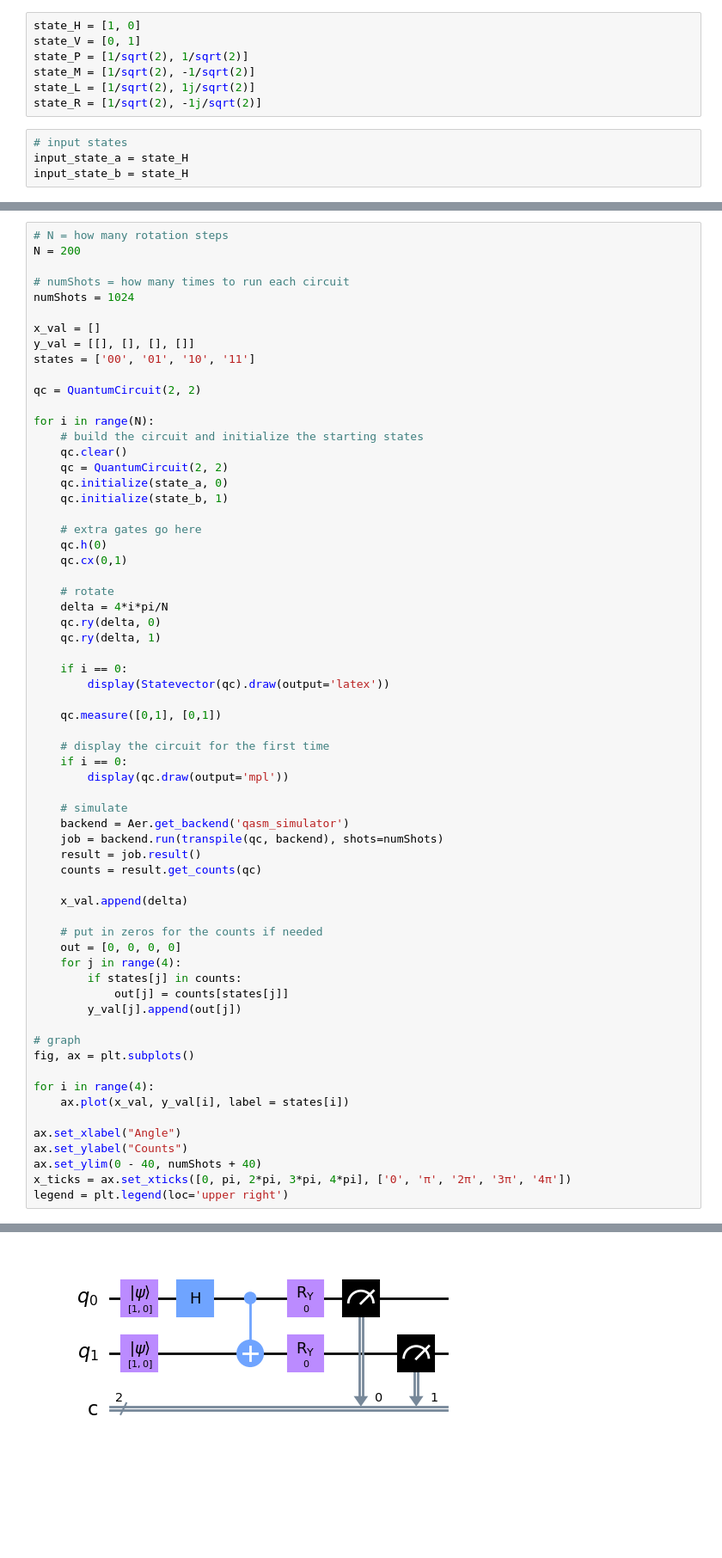
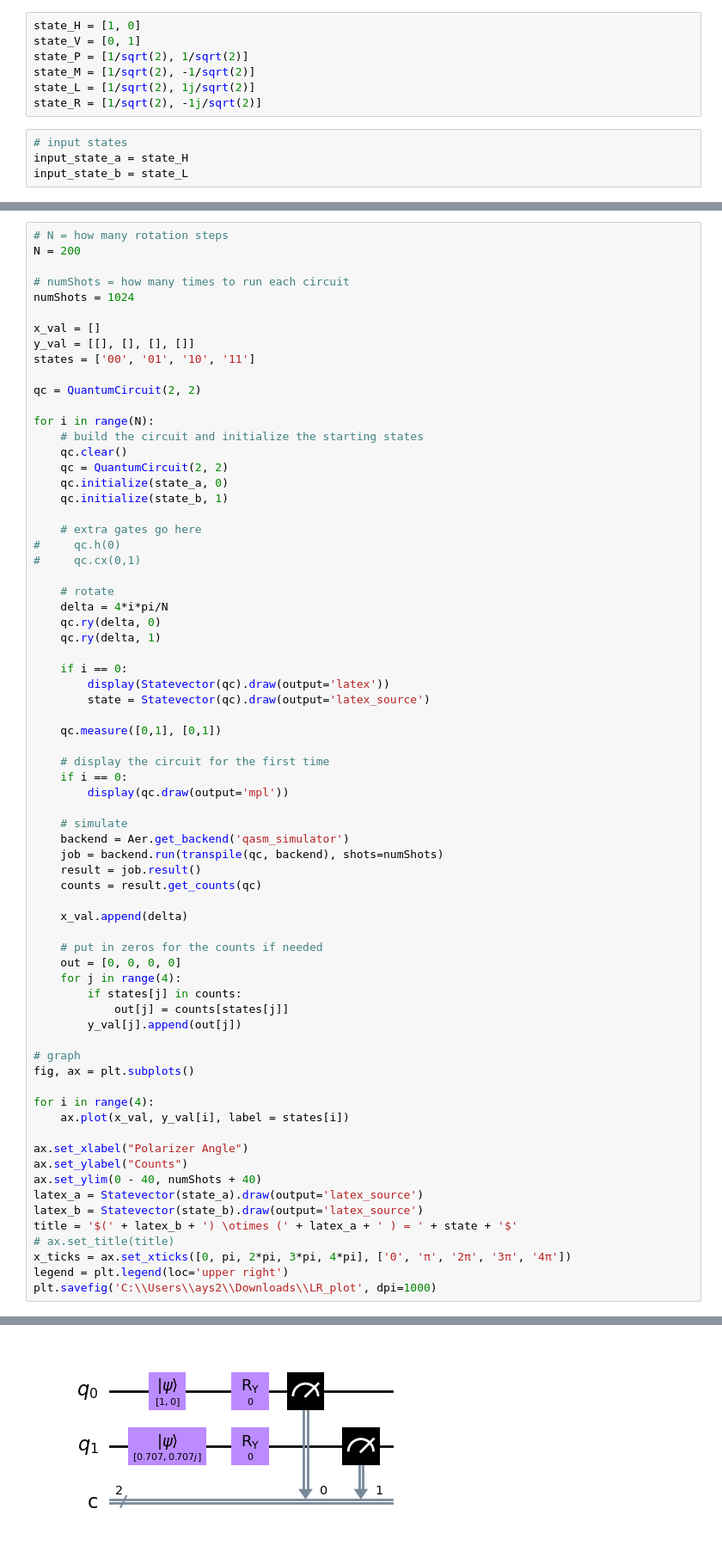
Before and after one commit to sparklyhotdog/QisketProject, a Jupyter notebook: ideal_simulations/2_independent_qubits_rotation.ipynb, the cells around one changed output, grey strips where cells are left out. Shown: that part at 86% size. Saved outputs shown, nothing was run; the diff lists cells and outputs as text; blank space fills up the shorter version.

```diff
--- a/ideal_simulations/2_independent_qubits_rotation.ipynb
+++ b/ideal_simulations/2_independent_qubits_rotation.ipynb
@@ -16,7 +16,7 @@ state_R = [1/sqrt(2), -1j/sqrt(2)]
 # %%
 # input states
 input_state_a = state_H
-input_state_b = state_H
+input_state_b = state_L
 # %%
 # normalize and display a
 en_a = sqrt(np.abs(input_state_a[0])**2 + np.abs(input_state_a[1])**2)
@@ -56,8 +56,8 @@ for i in range(N):
     qc.initialize(state_b, 1)
 
     # extra gates go here
-    qc.h(0)
-    qc.cx(0,1)
+#     qc.h(0)
+#     qc.cx(0,1)
 
     # rotate
     delta = 4*i*pi/N
@@ -66,6 +66,7 @@ for i in range(N):
 
     if i == 0:
         display(Statevector(qc).draw(output='latex'))
+        state = Statevector(qc).draw(output='latex_source')
 
     qc.measure([0,1], [0,1])
 
@@ -94,9 +95,14 @@ fig, ax = plt.subplots()
 for i in range(4):
     ax.plot(x_val, y_val[i], label = states[i])
 
-ax.set_xlabel("Angle")
+ax.set_xlabel("Polarizer Angle")
 ax.set_ylabel("Counts")
 ax.set_ylim(0 - 40, numShots + 40)
+latex_a = Statevector(state_a).draw(output='latex_source')
+latex_b = Statevector(state_b).draw(output='latex_source')
+title = '$(' + latex_b + ') \otimes (' + latex_a + ' ) = ' + state + '$'
+# ax.set_title(title)
 x_ticks = ax.set_xticks([0, pi, 2*pi, 3*pi, 4*pi], ['0', 'π', '2π', '3π', '4π'])
 legend = plt.legend(loc='upper right')
+plt.savefig('C:\\Users\\ays2\\Downloads\\LR_plot', dpi=1000)
 # %% [output]
@@ -104 +110 @@ $$\frac{\sqrt{2}}{2} |00\rangle+\frac{\sqrt{2}}{2} |11\rangle$$
-[figure, old version]
+[figure, new version]
```
Also changed, not shown: parts of 2 cells of this notebook, 17 other files.
